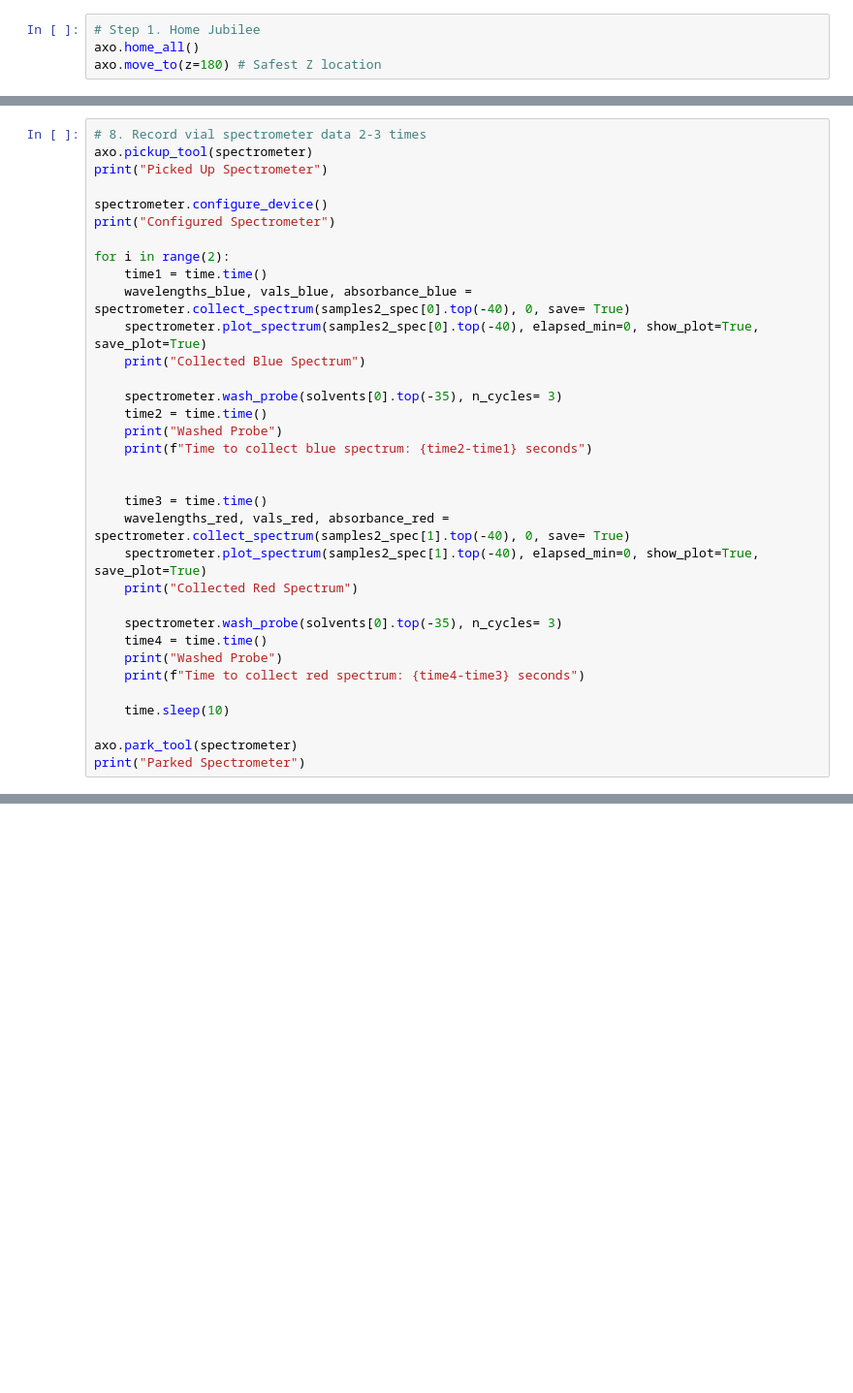
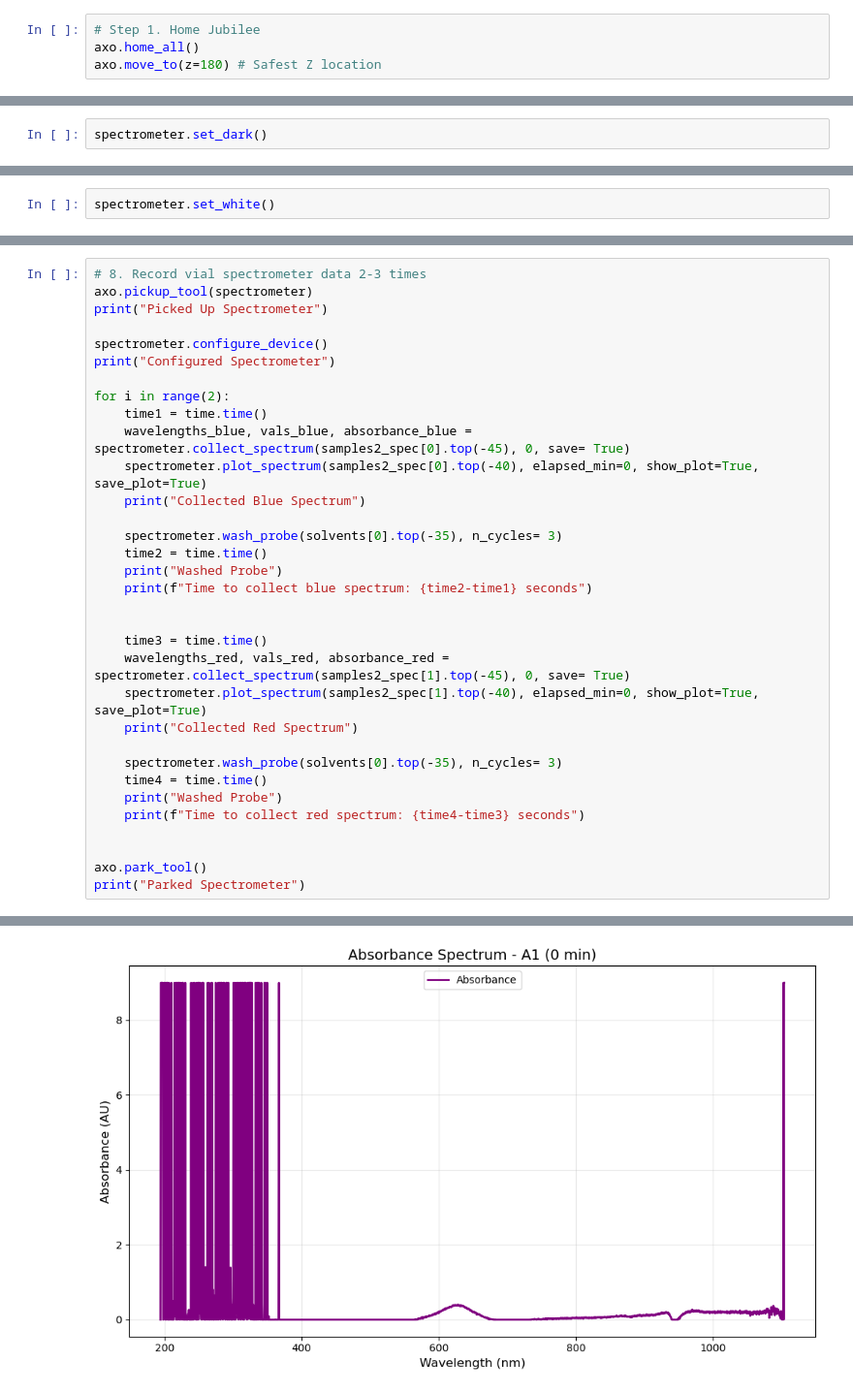
Before and after one commit to adityaprasad2005/axo, a Jupyter notebook: axo/axo_api_testing/dye_test.ipynb, the cells around one changed output, grey strips where cells are left out. Shown at 97% size. Saved outputs shown, nothing was run; the diff lists cells and outputs as text; blank space fills up the shorter version.

```diff
--- a/axo/axo_api_testing/dye_test.ipynb
+++ b/axo/axo_api_testing/dye_test.ipynb
@@ -234,0 +302,2 @@ print("Parked Single Syringe")
+# %%
+spectrometer.set_dark()
@@ -234,0 +306,2 @@ print("Parked Single Syringe")
+# %%
+spectrometer.set_white()
@@ -242,7 +317,7 @@ print("Configured Spectrometer")
 
 for i in range(2):
     time1 = time.time()
-    wavelengths_blue, vals_blue, absorbance_blue = spectrometer.collect_spectrum(samples2_spec[0].top(-40), 0, save= True)
+    wavelengths_blue, vals_blue, absorbance_blue = spectrometer.collect_spectrum(samples2_spec[0].top(-45), 0, save= True)
     spectrometer.plot_spectrum(samples2_spec[0].top(-40), elapsed_min=0, show_plot=True, save_plot=True)
     print("Collected Blue Spectrum")
 
@@ -253,7 +328,7 @@ for i in range(2):
 
 
     time3 = time.time()
-    wavelengths_red, vals_red, absorbance_red = spectrometer.collect_spectrum(samples2_spec[1].top(-40), 0, save= True)
+    wavelengths_red, vals_red, absorbance_red = spectrometer.collect_spectrum(samples2_spec[1].top(-45), 0, save= True)
     spectrometer.plot_spectrum(samples2_spec[1].top(-40), elapsed_min=0, show_plot=True, save_plot=True)
     print("Collected Red Spectrum")
 
@@ -262,7 +337,7 @@ for i in range(2):
     print("Washed Probe")
     print(f"Time to collect red spectrum: {time4-time3} seconds")
 
-    time.sleep(10)
 
-axo.park_tool(spectrometer)
+axo.park_tool()
 print("Parked Spectrometer")
+# %% [output]
@@ -268,0 +347 @@ print("Parked Spectrometer")
+[figure, added]
```
Also changed, not shown: parts of 12 cells of this notebook, 9 other files.
